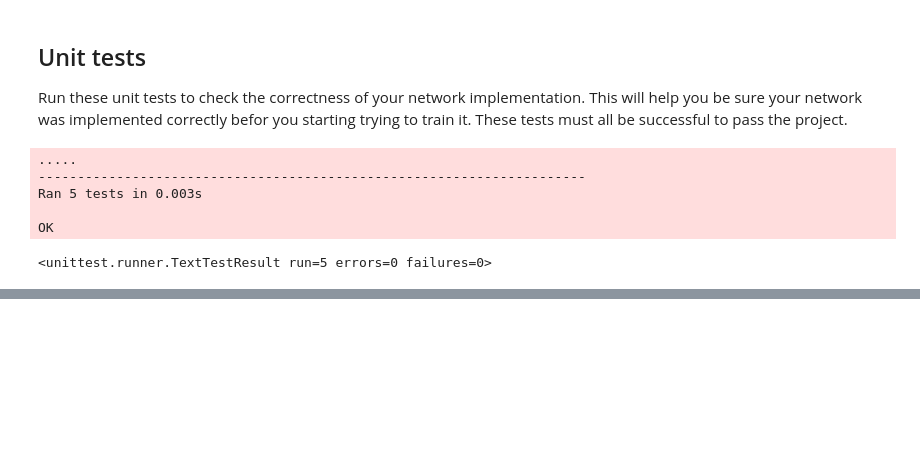
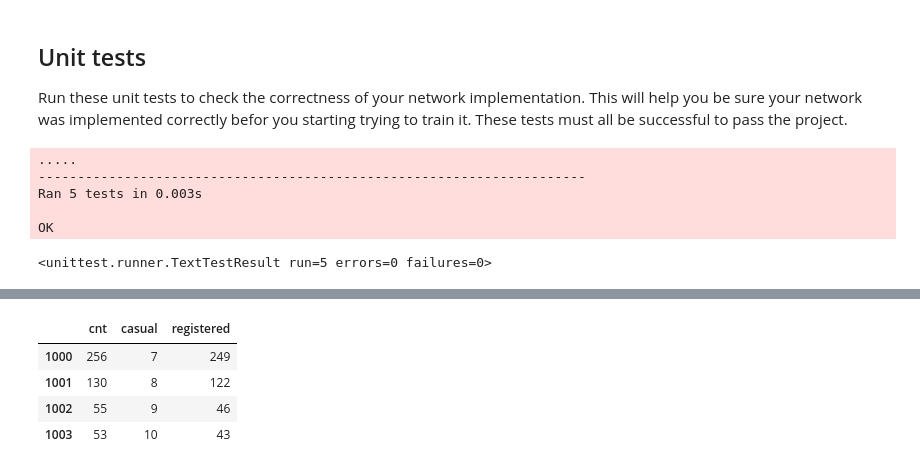
Before and after one commit to cfanatic/udacity-deep-learning, a Jupyter notebook: 1-project-bikesharing/notebook.ipynb, the cells around one changed output, grey strips where cells are left out. Drawn from its saved outputs; the diff is of its cells as text; code cells hidden in the pictures; blank space fills up the shorter version.

```diff
--- a/1-project-bikesharing/notebook.ipynb
+++ b/1-project-bikesharing/notebook.ipynb
@@ -498,0 +579,8 @@ OK
+# %%
+a_test.loc[1000:1003, ["cnt", "casual", "registered"]]
+# %% [output]
+|  | cnt | casual | registered |
+| 1000 | 256 | 7 | 249 |
+| 1001 | 130 | 8 | 122 |
+| 1002 | 55 | 9 | 46 |
+| 1003 | 53 | 10 | 43 |
```
Also changed, not shown: parts of 13 cells of this notebook.
